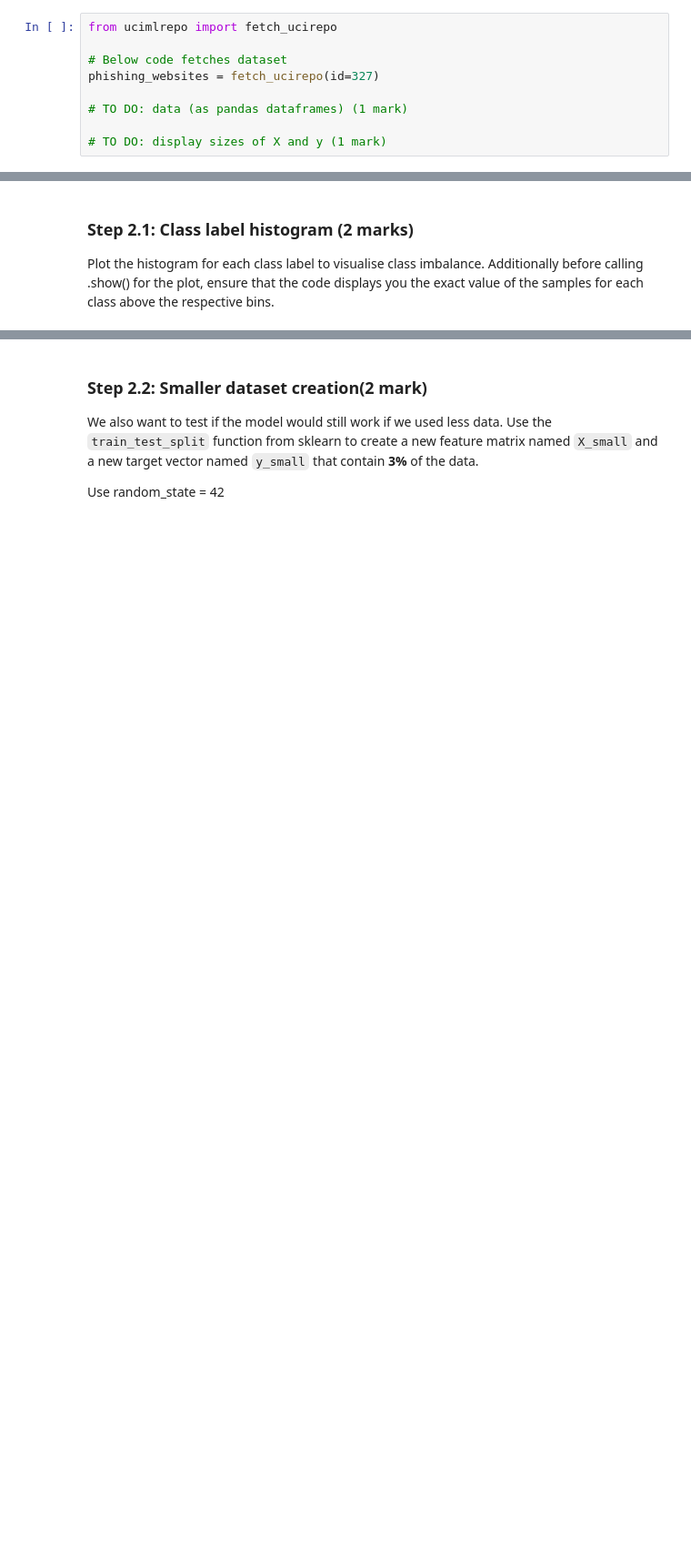
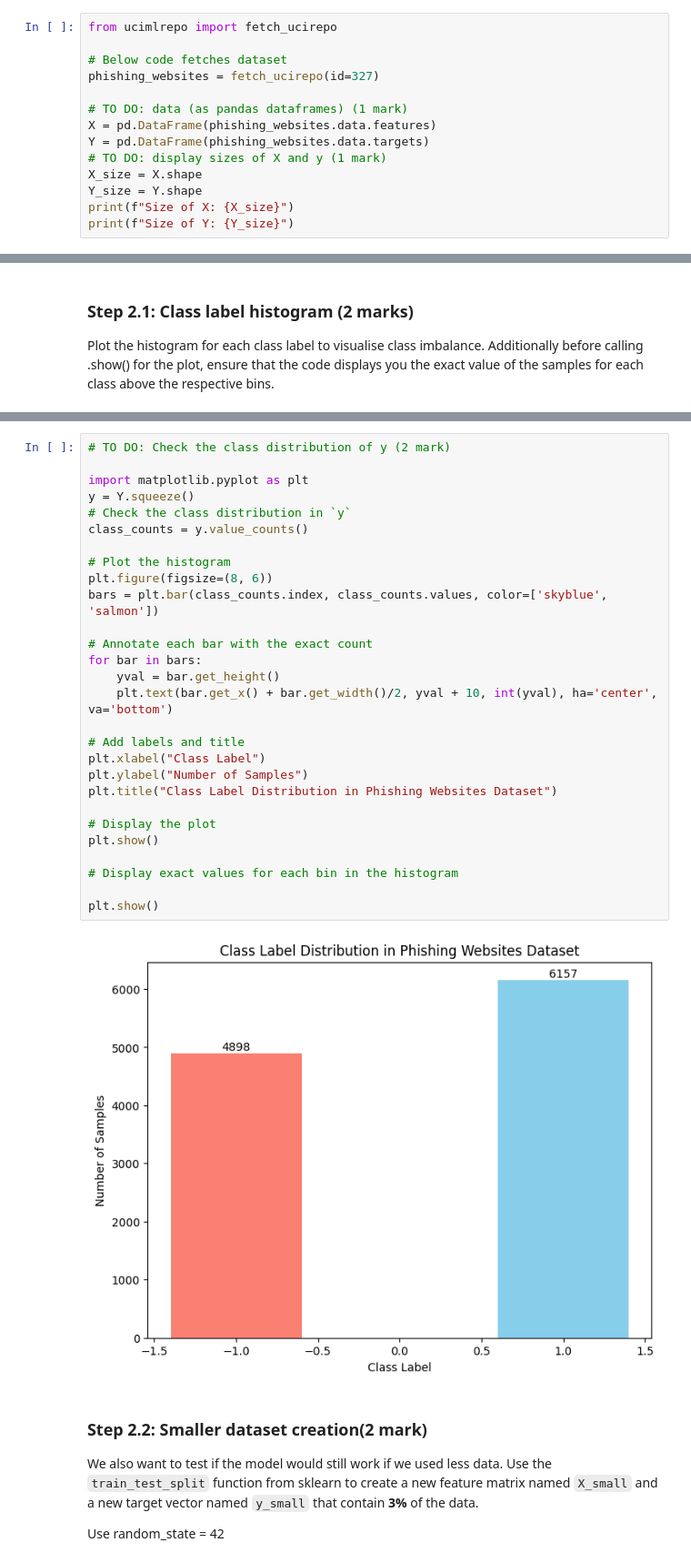
Before and after one commit to AkinsegunAdemiluwa/engg680_2024_fall, a Jupyter notebook: Lab_Assignment3/Introduction to Machine Learning (Gradient Descent, Logistic Regression).ipynb, the cells around one changed output, grey strips where cells are left out. Shown at 91% size. Drawn from its saved outputs; the diff is of its cells as text; blank space fills up the shorter version.

```diff
--- a/Lab_Assignment3/Introduction to Machine Learning (Gradient Descent, Logistic Regression).ipynb
+++ b/Lab_Assignment3/Introduction to Machine Learning (Gradient Descent, Logistic Regression).ipynb
@@ -506,5 +519,10 @@ from ucimlrepo import fetch_ucirepo
 phishing_websites = fetch_ucirepo(id=327)
 
 # TO DO: data (as pandas dataframes) (1 mark)
-
+X = pd.DataFrame(phishing_websites.data.features)
+Y = pd.DataFrame(phishing_websites.data.targets)
 # TO DO: display sizes of X and y (1 mark)
+X_size = X.shape
+Y_size = Y.shape
+print(f"Size of X: {X_size}")
+print(f"Size of Y: {Y_size}")
@@ -522,3 +536,33 @@ plt.show()
+# %%
+# TO DO: Check the class distribution of y (2 mark)
+
+import matplotlib.pyplot as plt
+y = Y.squeeze()
+# Check the class distribution in `y`
+class_counts = y.value_counts()
+
+# Plot the histogram
+plt.figure(figsize=(8, 6))
+bars = plt.bar(class_counts.index, class_counts.values, color=['skyblue', 'salmon'])
+
+# Annotate each bar with the exact count
+for bar in bars:
+    yval = bar.get_height()
+    plt.text(bar.get_x() + bar.get_width()/2, yval + 10, int(yval), ha='center', va='bottom')
+
+# Add labels and title
+plt.xlabel("Class Label")
+plt.ylabel("Number of Samples")
+plt.title("Class Label Distribution in Phishing Websites Dataset")
+
+# Display the plot
+plt.show()
+
+# Display exact values for each bin in the histogram
+
+plt.show()
+# %% [output]
+[figure, added]
 # %% [markdown]
 ### Step 2.2: Smaller dataset creation(2 mark)
 
```
Also changed, not shown: parts of 6 cells of this notebook.
